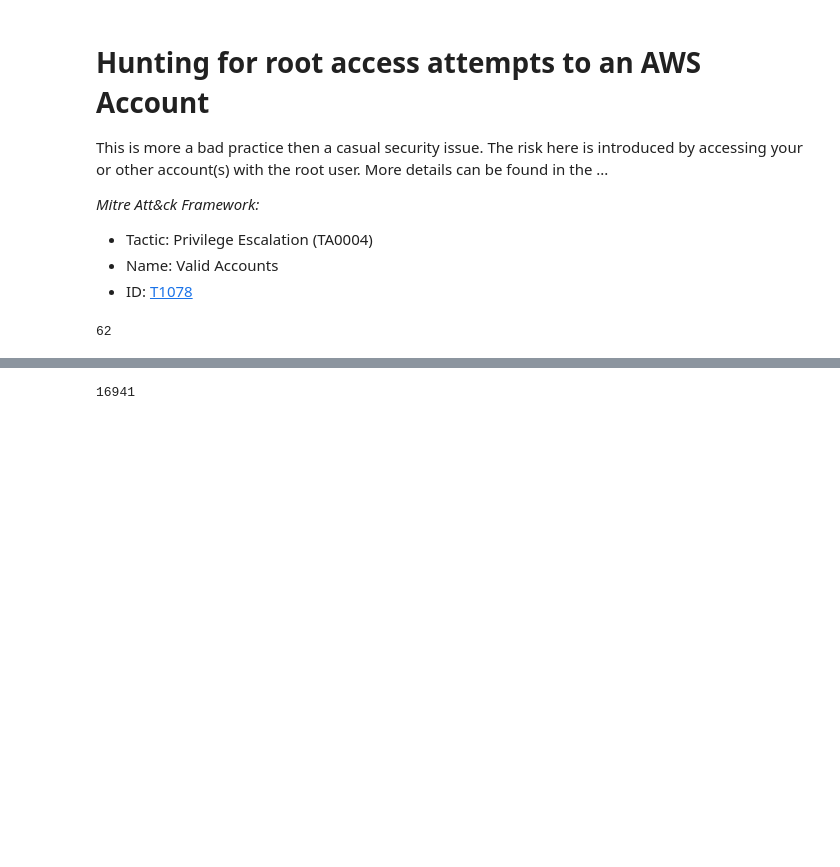
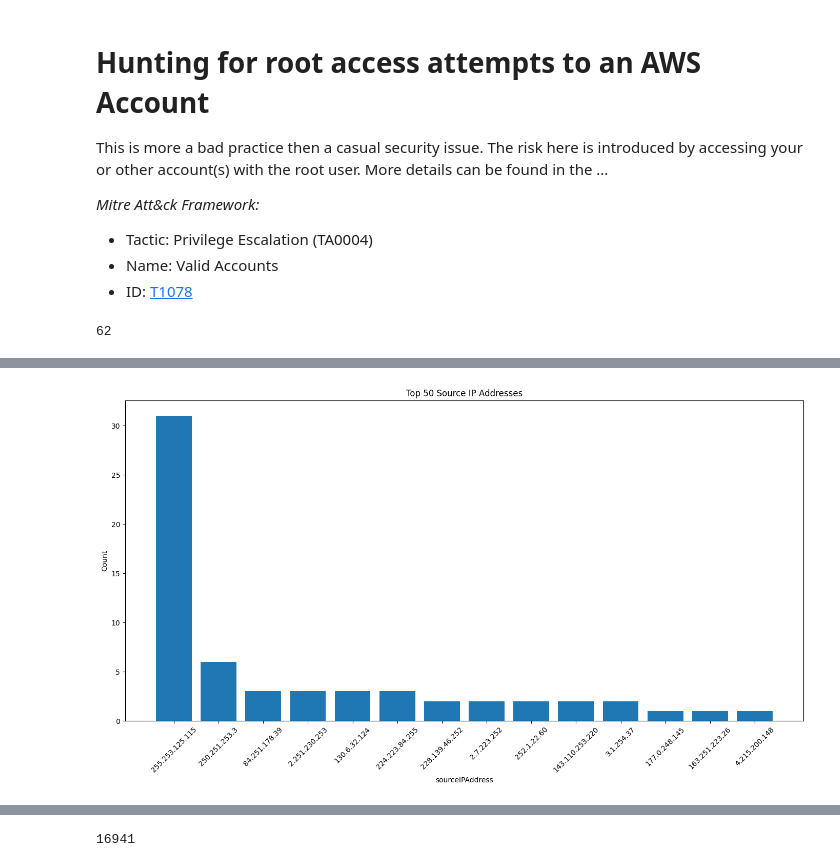
Before and after one commit to BenjiTrapp/aws-threat-hunting, a Jupyter notebook: cloudtrail/hunting-cloudtrail-flaws-cloud.ipynb, the cells around one changed output, grey strips where cells are left out. Drawn from its saved outputs; the diff is of its cells as text; code cells hidden in the pictures; blank space fills up the shorter version.

```diff
--- a/cloudtrail/hunting-cloudtrail-flaws-cloud.ipynb
+++ b/cloudtrail/hunting-cloudtrail-flaws-cloud.ipynb
@@ -221,3 +215,18 @@ pd.read_json(StringIO(json.dumps(root_access)))[:5].style
+# %%
+root_access_df = pd.read_json(StringIO(json.dumps(root_access)))
+
+ip_counts = root_access_df['sourceIPAddress'].value_counts()
+
+plt.figure(figsize=(14, 8))
+plt.bar(ip_counts.index, ip_counts.values)
+plt.xlabel('sourceIPAddress')
+plt.ylabel('Count')
+plt.title('Top 50 Source IP Addresses')
+plt.xticks(rotation=45)
+plt.tight_layout()
+plt.show()
+# %% [output]
+[figure, added]
 # %% [markdown]
 # Hunting for AssumeRole Bruteforce attempts
 
```
Also changed, not shown: parts of 13 cells of this notebook.
